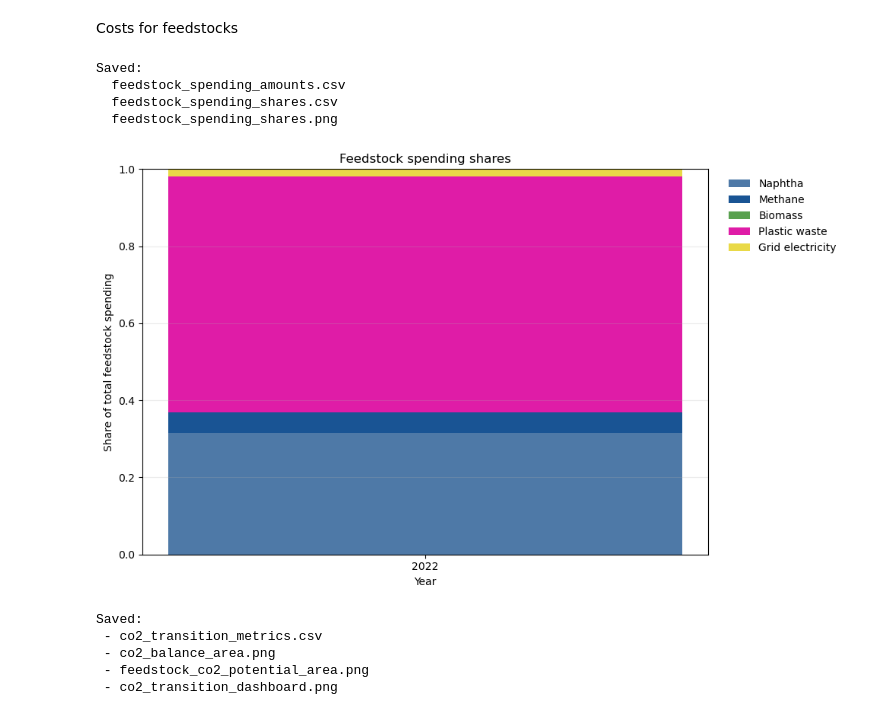
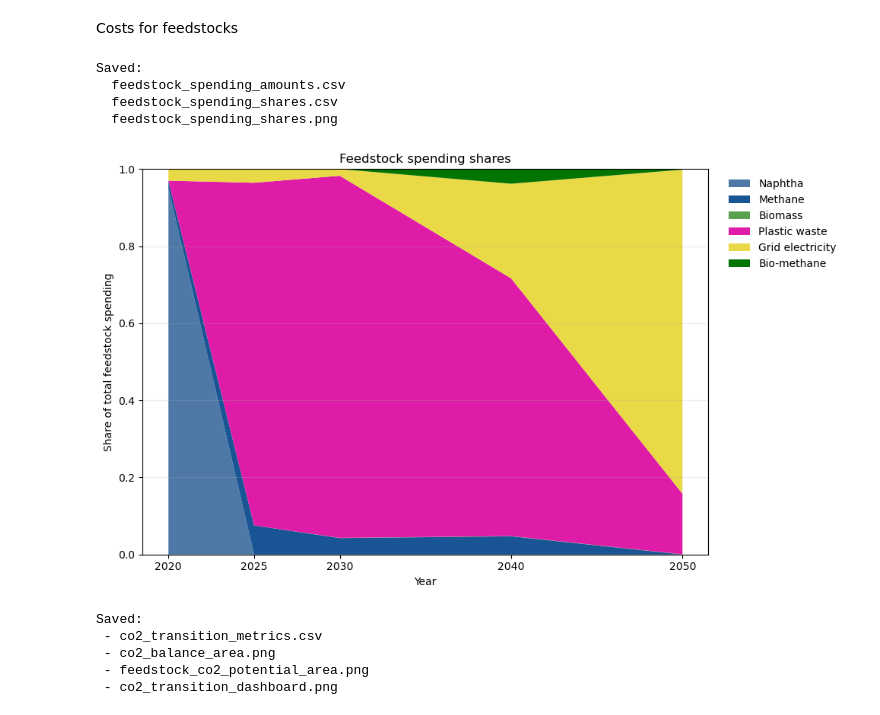
Before and after one commit to AlessandroMagnino/AdOpT-NET0_my, a Jupyter notebook: output_analysers/h5_reader.ipynb, the cells around one changed output. Drawn from its saved outputs; the diff is of its cells as text; code cells hidden in the pictures.

```diff
--- a/output_analysers/h5_reader.ipynb
+++ b/output_analysers/h5_reader.ipynb
@@ -2960,39 +2959,38 @@ if __name__ == "__main__":
         # r"output/base_case_15_dd/2030/optimization_results.h5",
         # r"output/base_case_15_dd/2040/optimization_results.h5",
         # r"output/base_case_15_dd/2050/optimization_results.h5"
-        r"output\2030-1_1_2_3\optimization_results.h5",
     ]
 
     # Example 2: recursive discovery.
-    # h5_files = sorted(Path("output").glob("**/optimization_results.h5"))
+    h5_files = sorted(Path("output\Free_MPW_anti_cracker").glob("**/optimization_results.h5"))
 
     # If you want explicit control, set include_carriers to the feedstocks you care about.
     include_carriers = ["naphtha", "methane", "biomass", "MPW", "electricity_grid", "CO2", "hydrogen", "naphtha_bio", "methane_bio"]
 
     amounts, shares = analyze_h5_files(
         h5_files,
         include_carriers=include_carriers,
         exclude_carriers=DEFAULT_EXCLUDE,
     )
 
     # amounts.to_csv("feedstock_spending_amounts.csv", index=False)
     # shares.to_csv("feedstock_spending_shares.csv", index=False)
 
     plot_feedstock_spending_shares(
         shares,
         output_path="feedstock_spending_shares.png",
     )
 
     print("Saved:")
     print("  feedstock_spending_amounts.csv")
     print("  feedstock_spending_shares.csv")
     print("  feedstock_spending_shares.png")
 # %% [output]
 Saved:
   feedstock_spending_amounts.csv
   feedstock_spending_shares.csv
   feedstock_spending_shares.png
-[figure, old version]
+[figure, new version]
 # %%
 from __future__ import annotations
 
```
Also changed, not shown: parts of 2 cells of this notebook, 28 other files.
